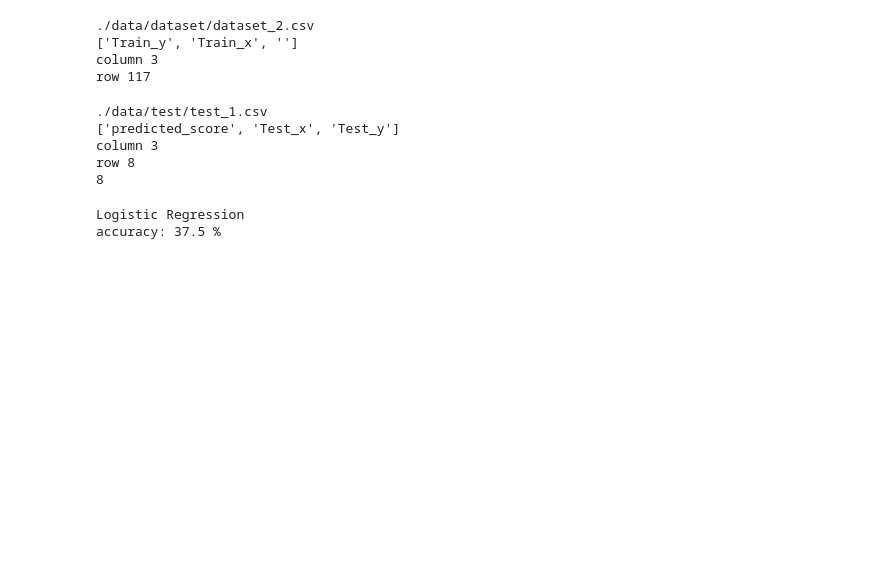
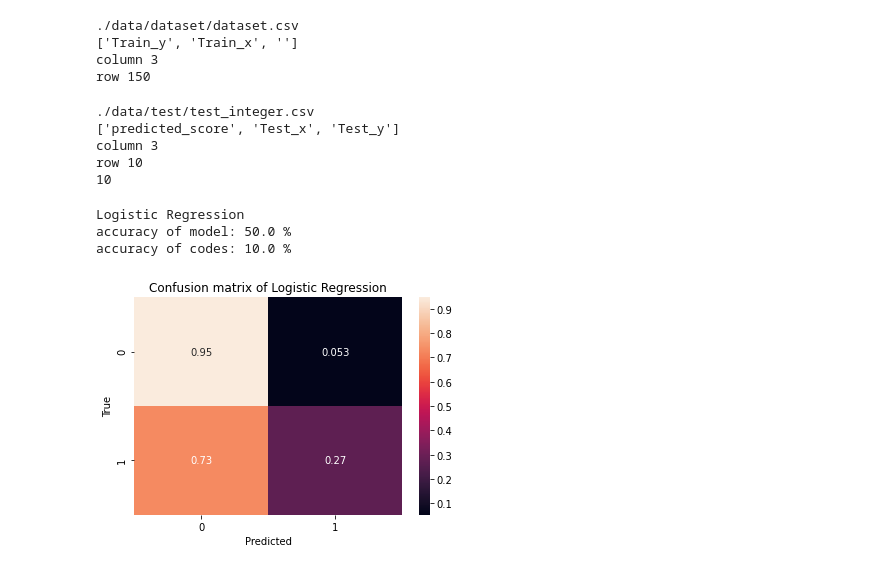
Before and after one commit to HongXin123456/EC601, a Jupyter notebook: Project_1/code/Predicetion.ipynb, the cells around one changed output. Drawn from its saved outputs; the diff is of its cells as text; code cells hidden in the pictures; blank space fills up the shorter version.

```diff
--- a/Project_1/code/Predicetion.ipynb
+++ b/Project_1/code/Predicetion.ipynb
@@ -40,18 +40,21 @@ def remove_header(data):
 # %%
 #read data----------------------------
 raw_data = []
-raw_data = load_data("./data/dataset/dataset_2.csv")
-#raw_data = load_data("./data/dataset/1.csv")
+raw_data = load_data("./data/dataset/dataset.csv")
 
-csvfile_name = "perdiction_6"
+#csvfile_name = "perdiction_if_else_elif"
+#csvfile_name = "perdiction_import"
+csvfile_name = "perdiction_integer"
 # %% [output]
-./data/dataset/dataset_2.csv
+./data/dataset/dataset.csv
 ['Train_y', 'Train_x', '']
 column 3
-row 117
+row 150
 # %%
-# predicit/empty score------------------------------------
-X_submission = load_data("./data/test/test_1.csv")
+#predicit/empty score------------------------------------
+#X_submission = load_data("./data/test/test_if_else_elif.csv")
+#X_submission = load_data("./data/test/test_import.csv")
+X_submission = load_data("./data/test/test_integer.csv")
 Predict = []
 true_score = []
 
@@ -65,11 +68,11 @@ for row in X_submission:
     #print(entry)
 print(len(true_score))
 # %% [output]
-./data/test/test_1.csv
+./data/test/test_integer.csv
 ['predicted_score', 'Test_x', 'Test_y']
 column 3
-row 8
-8
+row 10
+10
 # %%
 # split train data and test data from X_train----------------------------
 def split_data(raw_data, splite_rate, test_rate):
@@ -113,36 +116,58 @@ train_vec = vectorizer.transform(Train_text)
 test_vec = vectorizer.transform(Test_text)
 predict_vec = vectorizer.transform(Predict_text)
 # %%
-#Calculate accuracy------------------------
+#Calculate accuracy of model------------------------
 def accuracy_cal(predict_y, true_score):
     count = 0
     for i in range(len(predict_y)):
         if predict_y[i] == true_score[i]:
             count+=1
     accuracy = round(count / len(predict_y) * 100, 4)
-    print('accuracy:', accuracy,'%')
+    print('accuracy of model:', accuracy,'%')
     return accuracy
 
+#Calculate accuracy of codes------------------------
+def accuracy_cal_2(predict_y):
+    count = 1
+    for i in range(len(predict_y)):
+        if predict_y[i] == "1":
+            count+=1
+    accuracy = round(count / len(predict_y) * 100, 4)
+    print('accuracy of codes:', accuracy,'%')
+    return accuracy
+
+
 # write csv file------------------------
-def output_csv(filename, model, predict, predict_y, true_score, accuracy):
+def output_csv(filename, model, predict, predict_y, true_score, accuracy, accuracy_2):
     path  = filename + ".csv"
     with open(path,'a+', newline='') as file:
         csv_write = csv.writer(file)
-        csv_write.writerow(["model_name", "predicted_score", "code", "true_score", "accuracy"])
+        csv_write.writerow(["model_name", "predicted_score", "code", "true_score", "accuracy fo model(%)", "accuracy of codes(%)"])
         for i in range(len(predict)):
-            entry = [model, predict_y[i], predict[i][0], true_score[i], accuracy]
+            entry = [model, predict_y[i], predict[i][0], true_score[i], accuracy, accuracy_2]
             csv_write.writerow(entry)
 # %%
 #Logistic Regression
 print("Logistic Regression")
 classifier = linear_model.LogisticRegression(n_jobs=-1)
 classifier.fit(train_vec, Train_y)
 prediction = classifier.predict(test_vec)
 accur = accuracy_cal(classifier.predict(predict_vec), true_score)
-output_csv(csvfile_name, "Log_Reg", Predict, classifier.predict(predict_vec),true_score, accur)
+accur_2= accuracy_cal_2(classifier.predict(predict_vec))
+output_csv(csvfile_name, "Log_Reg", Predict, classifier.predict(predict_vec),true_score, accur, accur_2)
+
+# Plot a confusion matrix
+cm = confusion_matrix(Testy, prediction, normalize='true')
+sns.heatmap(cm, annot=True)
+plt.title('Confusion matrix of Logistic Regression')
+plt.xlabel('Predicted')
+plt.ylabel('True')
+plt.show()
 # %% [output]
 Logistic Regression
-accuracy: 37.5 %
+accuracy of model: 50.0 %
+accuracy of codes: 10.0 %
+[figure, added]
 # %%
 #Naive Bayes
 print("Naive Bayes")
```
Also changed, not shown: parts of 5 cells of this notebook, 11 other files.
